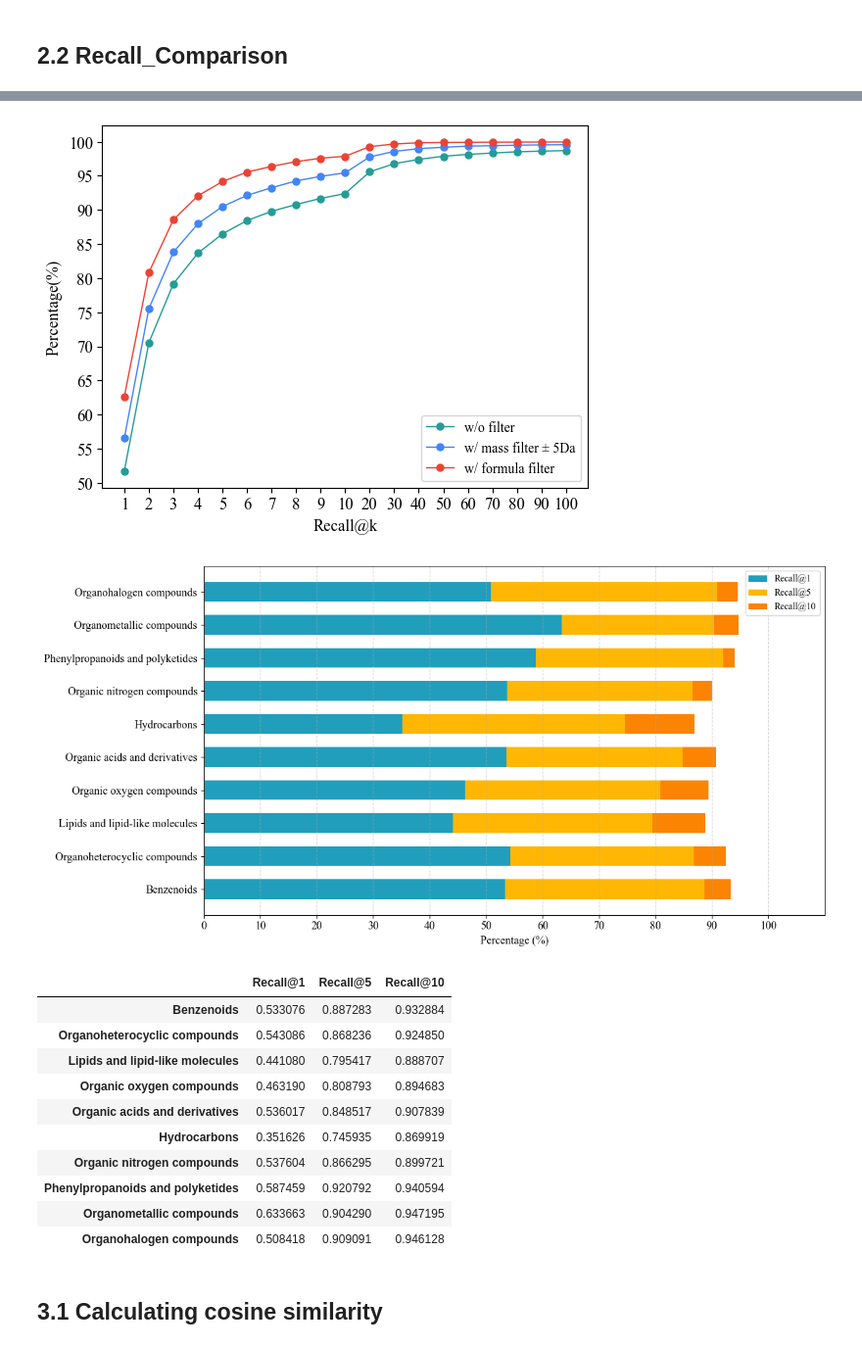
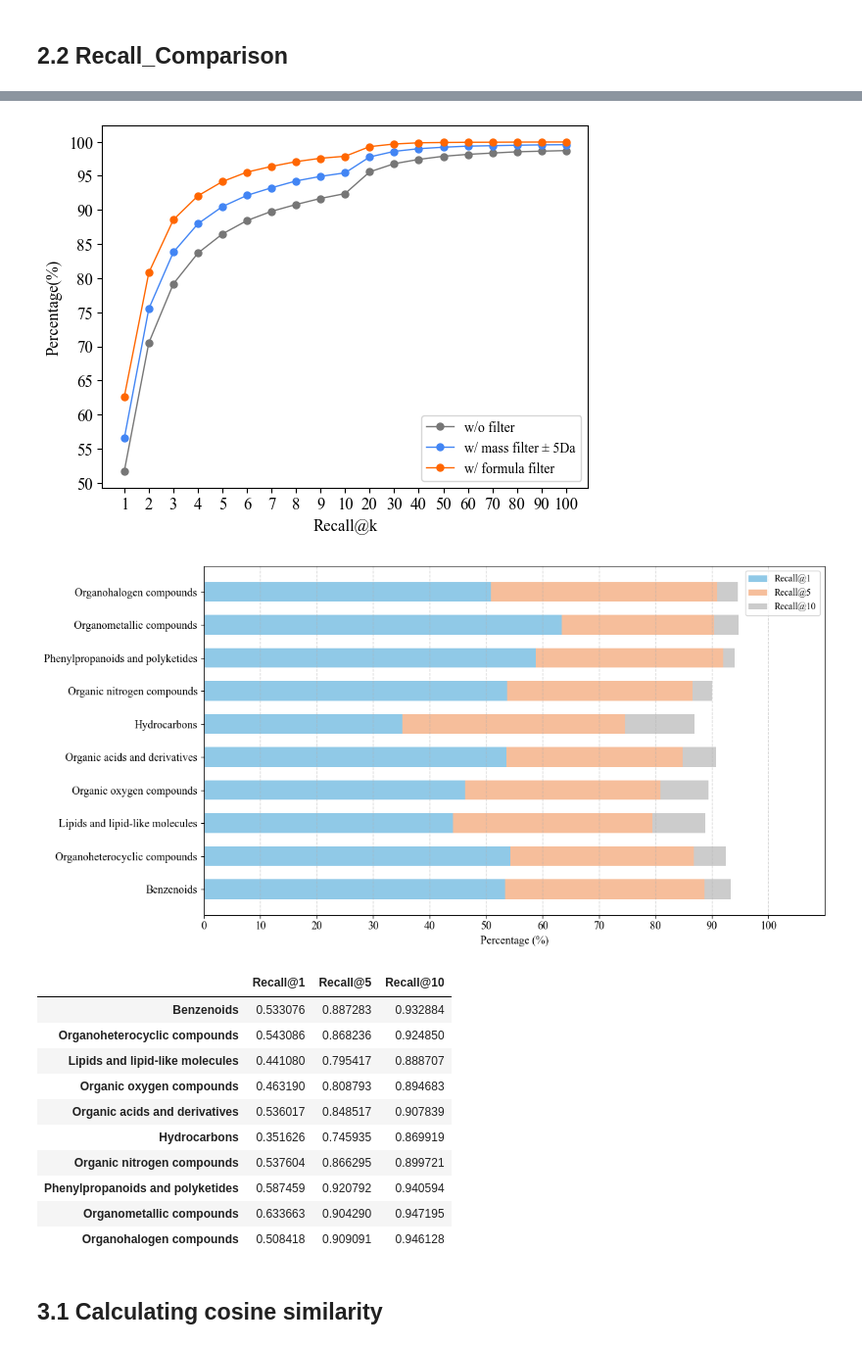
Before and after one commit to crxcsu/CSU-EI, a Jupyter notebook: analyzer/Interacting_with_CSUEI.ipynb, the cells around one changed output, grey strips where cells are left out. Shown at 98% size. Saved outputs shown, nothing was run; the diff lists cells and outputs as text; code cells hidden in the pictures.

```diff
--- a/analyzer/Interacting_with_CSUEI.ipynb
+++ b/analyzer/Interacting_with_CSUEI.ipynb
@@ -48,33 +59,3 @@ os.makedirs(save_dir, exist_ok=True)
 save_dir = None
 # %% [markdown]
 # 1. Optimizing CSU-EI
-# %%
-labels = [
-    'nn.Embedding',
-    'Sinusoidal_Embedding',
-    'Sinusoidal_Embedding + Pre-training',
-    'Sinusoidal_Embedding + Pre-training + ESA'
-]
-
-# Retrieve Top-1 Accuracy
-# Corrected list comprehension: iterate 'p' over 'ablation_study_paths'
-values = np.array([get_topk_acc(p, k_list=['1'], mode='dev')[0][0] for p in ablation_study_paths])
-# Plotting
-plt.figure(figsize=(8.25, 6))
-colors, y_pos = ['#02304a', '#136783', '#219ebc', '#90c9e7'], range(len(labels))
-bars = plt.barh(y_pos, values[::-1], color=colors, label=labels[::-1], height=0.6)
-# Styling
-plt.xlim(30, max(values) + 8)
-plt.xticks(np.arange(30, 60, 5), fontsize=12, fontname='Times New Roman')
-plt.yticks(y_pos, [4, 3, 2, 1], fontsize=12, fontname='Times New Roman')
-plt.xlabel('Recall@1 on the validation set (%)', fontsize=12, fontname='Times New Roman')
-plt.ylabel('Design choice', fontsize=12, fontname='Times New Roman')
-# Annotations
-for bar in bars:
-    plt.text(bar.get_width() + 0.5, bar.get_y() + bar.get_height()/2, f'{bar.get_width():.2f}',
-             va='center', ha='left', fontsize=11, fontname='Times New Roman')
-# Legend
-handles, lbls = plt.gca().get_legend_handles_labels()
-plt.legend(handles[::-1], lbls[::-1], prop={'family': 'Times New Roman', 'size': 11}, loc='upper right')
-plt.tight_layout()
-plt.show()
@@ -240,6 +189,6 @@ plt.show()
 # %%
 # Simplified Performance Comparison
-k_list = ['1', '2', '3', '5', '10']
+k_list = ['1', '3', '5', '10']
 
 # 1. Fetch & Prepare Data
 # vals shape: (2 models, n metrics)
@@ -619,16 +525,16 @@ plt.xlabel('Recall@k', fontsize=12, fontname='times new roman')
 plt.ylabel('Percentage(%)', fontsize=12, fontname='times new roman')
 plt.xticks(x, x_ticks, fontsize=12, fontname='times new roman')
 plt.yticks(np.arange(0, 101, 5), fontsize=12, fontname='times new roman')
-plt.plot(x, y1, color='#239C97', marker='o', markersize=5, linewidth=1, label='w/o filter')
+plt.plot(x, y1, color='#767676', marker='o', markersize=5, linewidth=1, label='w/o filter')
 plt.plot(x, y2, color='#4285f4', marker='o', markersize=5, linewidth=1, label='w/ mass filter ± 5Da')
-plt.plot(x, y3, color='#ea4335', marker='o', markersize=5, linewidth=1, label='w/ formula filter')
+plt.plot(x, y3, color='#ff6600', marker='o', markersize=5, linewidth=1, label='w/ formula filter')
 plt.legend(loc='lower right', fontsize=12, prop={'family': 'times new roman'})
 if save_dir is not None:
     save_path = os.path.join(save_dir, 'Recall_Comparison_Bar.png')
     plt.savefig(save_path, dpi=300)
 plt.show()
 # %% [output]
-[figure, old version]
+[figure, new version]
 # %%
 from matplotlib import rcParams
 
@@ -665,39 +571,39 @@ plt.figure(figsize=(12, 6))
 bar_width = 0.6
 
 # Draw Recall@1
-plt.barh(y_indices, recall_values[:, 0], height=bar_width, color='#219ebc', label='Recall@1')
+plt.barh(y_indices, recall_values[:, 0], height=bar_width, color='#90c9e7', label='Recall@1')
 # Draw Recall@5 (Stacked on Recall@1)
 plt.barh(y_indices, recall_values[:, 1] - recall_values[:, 0], left=recall_values[:, 0],
-         height=bar_width, color='#ffb703', label='Recall@5')
+         height=bar_width, color="#f6be9b", label='Recall@5')
 # Draw Recall@10 (Stacked on Recall@5)
 plt.barh(y_indices, recall_values[:, 2] - recall_values[:, 1], left=recall_values[:, 1],
-         height=bar_width, color='#fb8402', label='Recall@10')
+         height=bar_width, color='#cccccc', label='Recall@10')
 
 # 6. Format axes and labels
 plt.xlabel('Percentage (%)', fontsize=12)
 plt.xlim(0, 1.1)
 # Create percentage tick labels (0 to 100)
 plt.xticks(np.arange(0, 1.1, 0.1), labels=[f'{int(i*100)}' for i in np.arange(0, 1.1, 0.1)], fontsize=12)
 plt.yticks(y_indices, top_10_superclasses, fontsize=12)
 
 # Add legend and grid
 plt.legend(loc='best', bbox_to_anchor=(1, 1))
 plt.grid(axis='x', linestyle='--', alpha=0.6)
 plt.tight_layout()
 
 # 7. Save and show the plot
 if 'save_dir' in locals() and save_dir is not None:
     save_path = os.path.join(save_dir, 'Recall_Bar_with_smiles_classification.png')
     plt.savefig(save_path, dpi=300)
 
 plt.show()
 # Convert recall_results to a DataFrame for better display
 recall_df = pd.DataFrame.from_dict(
     recall_results, orient='index',
     columns=['Recall@1', 'Recall@5', 'Recall@10'])
 display(recall_df)
 # %% [output]
-[figure, old version]
+[figure, new version]
 |  | Recall@1 | Recall@5 | Recall@10 |
 | Benzenoids | 0.533076 | 0.887283 | 0.932884 |
 | Organoheterocyclic compounds | 0.543086 | 0.868236 | 0.924850 |
```
Also changed, not shown: parts of 17 cells of this notebook, 2 other files.
